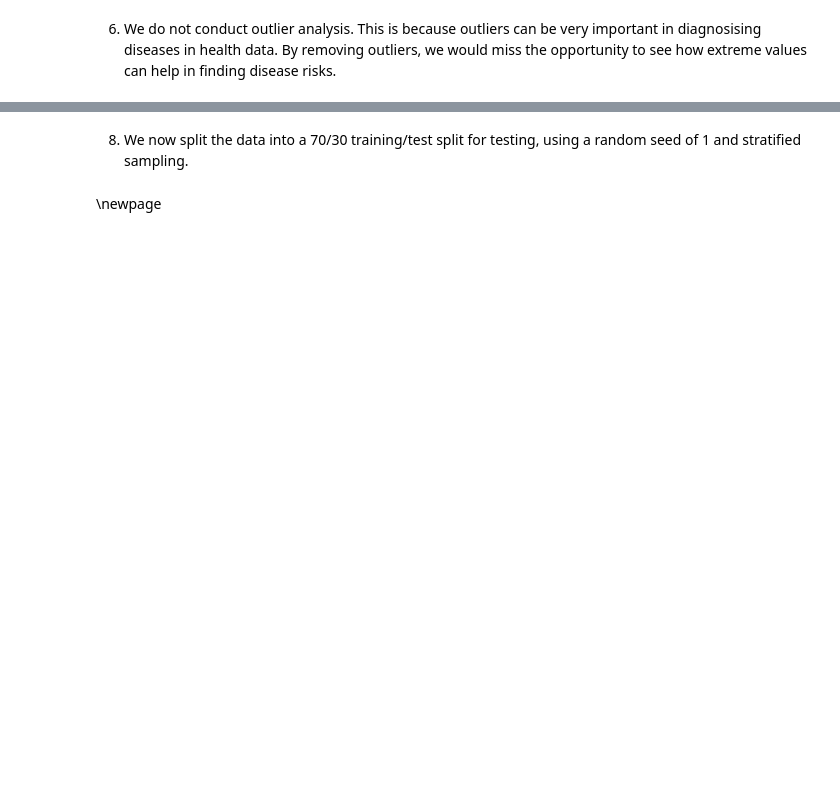
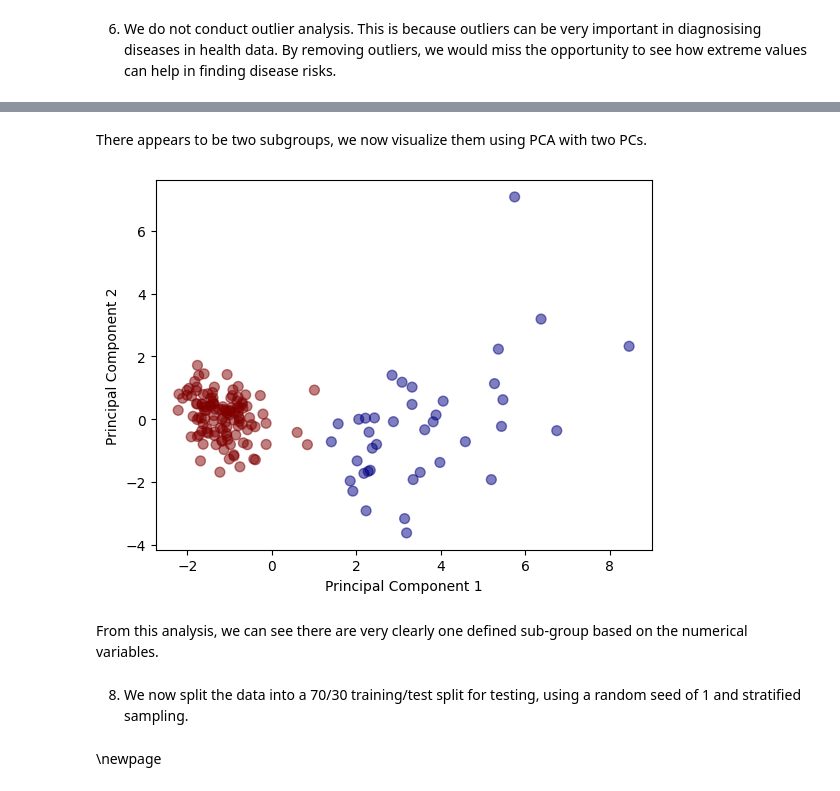
Before and after one commit to seebachl/3DA3-Asgmt-6, a Jupyter notebook: Seebach_Lily_HW6.ipynb, the cells around one changed output, grey strips where cells are left out. Cells and saved outputs as stored; diff of their text form; code cells hidden in the pictures; blank space fills up the shorter version.

```diff
--- a/Seebach_Lily_HW6.ipynb
+++ b/Seebach_Lily_HW6.ipynb
@@ -289,3 +284,23 @@ Based on the above plot, it appears a sub-group does exists within the data. The
+# %% [markdown]
+There appears to be two subgroups, we now visualize them using PCA with two PCs.
+# %%
+km1 = KMeans(n_clusters=2, n_init=20, random_state=0)
+km1.fit(num_ex)
+cluster_labels_km1 = km1.fit_predict(num_ex)
+from sklearn.decomposition import PCA, TruncatedSVD, FactorAnalysis
+pca = PCA()
+pc_scores = pd.DataFrame(pca.fit_transform(num_ex), columns=['PC1', 'PC2', 'PC3', 'PC4', 'PC5', 'PC6','PC7','PC8', 'PC9','PC10', 'PC11'], index=num_ex.index)
+
+color_idx = pd.factorize(cluster_labels_km1)[0]
+cmap = plt.cm.jet
+scatter = plt.scatter(pc_scores.iloc[:,0], pc_scores.iloc[:,1], c=color_idx, cmap=cmap, alpha=0.5, s=50)
+plt.ylabel('Principal Component 2')
+plt.xlabel('Principal Component 1')
+plt.show()
+# %% [output]
+[figure, added]
+# %% [markdown]
+From this analysis, we can see there are very clearly one defined sub-group based on the numerical variables.
 # %% [markdown]
 8. We now split the data into a 70/30 training/test split for testing, using a random seed of 1 and stratified sampling.
 # %%
```
Also changed, not shown: parts of 16 cells of this notebook.
